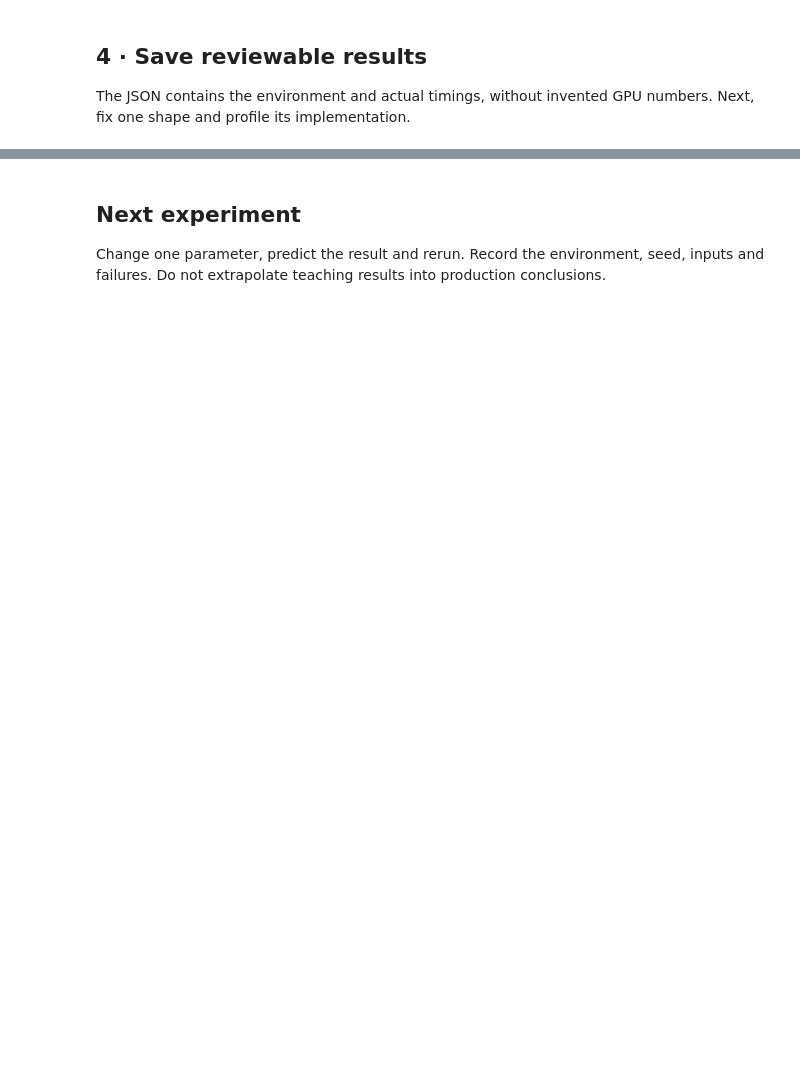
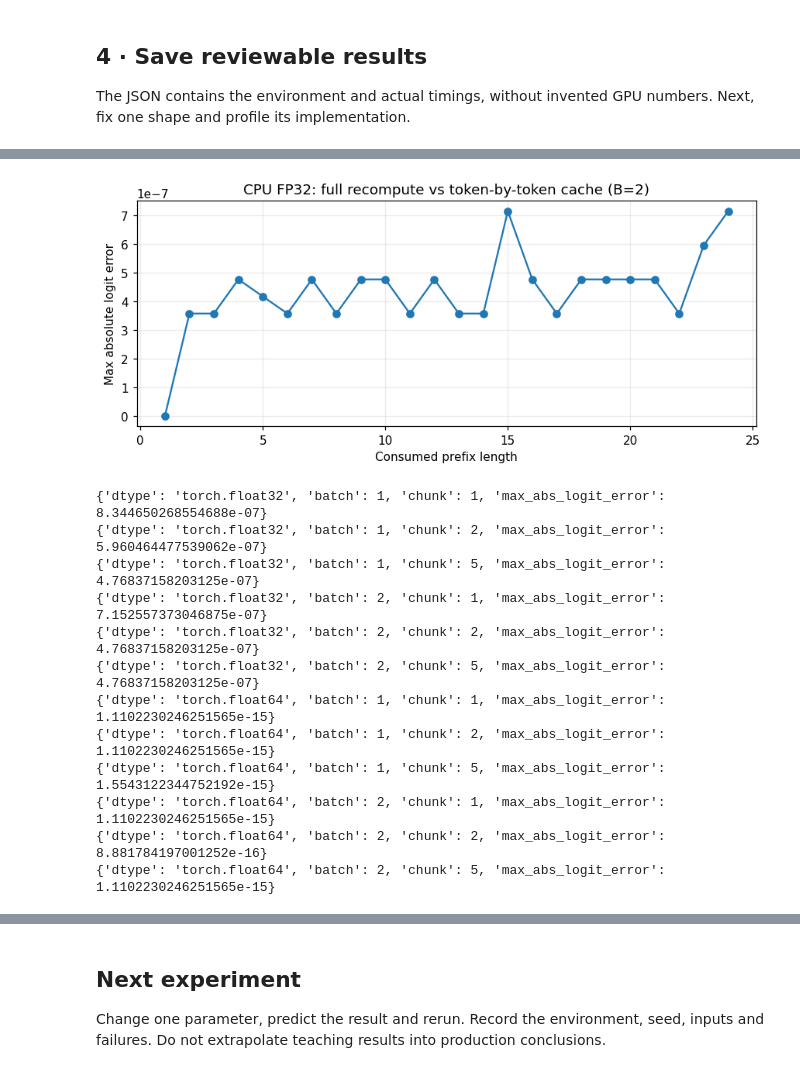
Before and after one commit to chenhuiyu/chenhuiyu.github.io, a Jupyter notebook: public/notebooks/infra-benchmark-en.ipynb, the cells around one changed output, grey strips where cells are left out. Saved outputs shown, nothing was run; the diff lists cells and outputs as text; code cells hidden in the pictures; blank space fills up the shorter version.

Commit message:
Add bilingual KV-cache decoder tutorial and reproducible CPU experiments

```diff
--- a/public/notebooks/infra-benchmark-en.ipynb
+++ b/public/notebooks/infra-benchmark-en.ipynb
@@ -117,0 +194,56 @@ print(json.dumps(report,indent=2))
+# %%
+from copy import deepcopy
+correctness = []
+with torch.inference_mode():
+    for dtype, atol in [(torch.float32, 1e-5), (torch.float64, 1e-10)]:
+        checked = deepcopy(decoder).to(dtype=dtype)
+        for batch in [1, 2]:
+            tokens = fixed_ids[:batch, :24]
+            full, full_cache = checked(tokens)
+            changed = tokens.clone()
+            changed[:, -1] = (changed[:, -1] + 1) % 97
+            alternate, _ = checked(changed, use_cache=False)
+            torch.testing.assert_close(full[:, :-1], alternate[:, :-1], atol=atol, rtol=atol)
+            for chunk in [1, 2, 5]:
+                cache, outputs, errors = None, [], []
+                for start in range(0, tokens.shape[1], chunk):
+                    end = min(start + chunk, tokens.shape[1])
+                    old = None if cache is None else tuple((k.clone(), v.clone()) for k, v in cache)
+                    logits, new_cache = checked(tokens[:, start:end], cache)
+                    reference, reference_cache = checked(tokens[:, :end])
+                    torch.testing.assert_close(logits, reference[:, start:end], atol=atol, rtol=atol)
+                    for layer, (k, v) in enumerate(new_cache):
+                        assert k.shape == v.shape == (batch, 4, end, 16)
+                        for value, target in zip((k, v), reference_cache[layer]):
+                            torch.testing.assert_close(value, target, atol=atol, rtol=atol)
+                        if old is not None:
+                            assert torch.equal(cache[layer][0], old[layer][0])
+                            assert torch.equal(cache[layer][1], old[layer][1])
+                    outputs.append(logits)
+                    errors.extend((logits-reference[:, start:end]).abs().amax(dim=(0, 2)).tolist())
+                    cache = new_cache
+                torch.testing.assert_close(torch.cat(outputs, dim=1), full, atol=atol, rtol=atol)
+                row = {'dtype': str(dtype), 'batch': batch, 'chunk': chunk, 'max_abs_logit_error': max(errors)}
+                correctness.append(row)
+                print(row)
+                if dtype == torch.float32 and batch == 2 and chunk == 1:
+                    position_errors = errors
+plt.figure(figsize=(8, 3.6))
+plt.plot(range(1, 25), position_errors, marker='o')
+plt.xlabel('Consumed prefix length'); plt.ylabel('Max absolute logit error')
+plt.title('CPU FP32: full recompute vs token-by-token cache (B=2)')
+plt.grid(alpha=.25); plt.tight_layout(); plt.show()
+# %% [output]
+[figure, added]
+{'dtype': 'torch.float32', 'batch': 1, 'chunk': 1, 'max_abs_logit_error': 8.344650268554688e-07}
+{'dtype': 'torch.float32', 'batch': 1, 'chunk': 2, 'max_abs_logit_error': 5.960464477539062e-07}
+{'dtype': 'torch.float32', 'batch': 1, 'chunk': 5, 'max_abs_logit_error': 4.76837158203125e-07}
+{'dtype': 'torch.float32', 'batch': 2, 'chunk': 1, 'max_abs_logit_error': 7.152557373046875e-07}
+{'dtype': 'torch.float32', 'batch': 2, 'chunk': 2, 'max_abs_logit_error': 4.76837158203125e-07}
+{'dtype': 'torch.float32', 'batch': 2, 'chunk': 5, 'max_abs_logit_error': 4.76837158203125e-07}
+{'dtype': 'torch.float64', 'batch': 1, 'chunk': 1, 'max_abs_logit_error': 1.1102230246251565e-15}
+{'dtype': 'torch.float64', 'batch': 1, 'chunk': 2, 'max_abs_logit_error': 1.1102230246251565e-15}
+{'dtype': 'torch.float64', 'batch': 1, 'chunk': 5, 'max_abs_logit_error': 1.5543122344752192e-15}
+{'dtype': 'torch.float64', 'batch': 2, 'chunk': 1, 'max_abs_logit_error': 1.1102230246251565e-15}
+{'dtype': 'torch.float64', 'batch': 2, 'chunk': 2, 'max_abs_logit_error': 8.881784197001252e-16}
+{'dtype': 'torch.float64', 'batch': 2, 'chunk': 5, 'max_abs_logit_error': 1.1102230246251565e-15}
```
Also changed, not shown: parts of 13 cells of this notebook, 20 other files.
